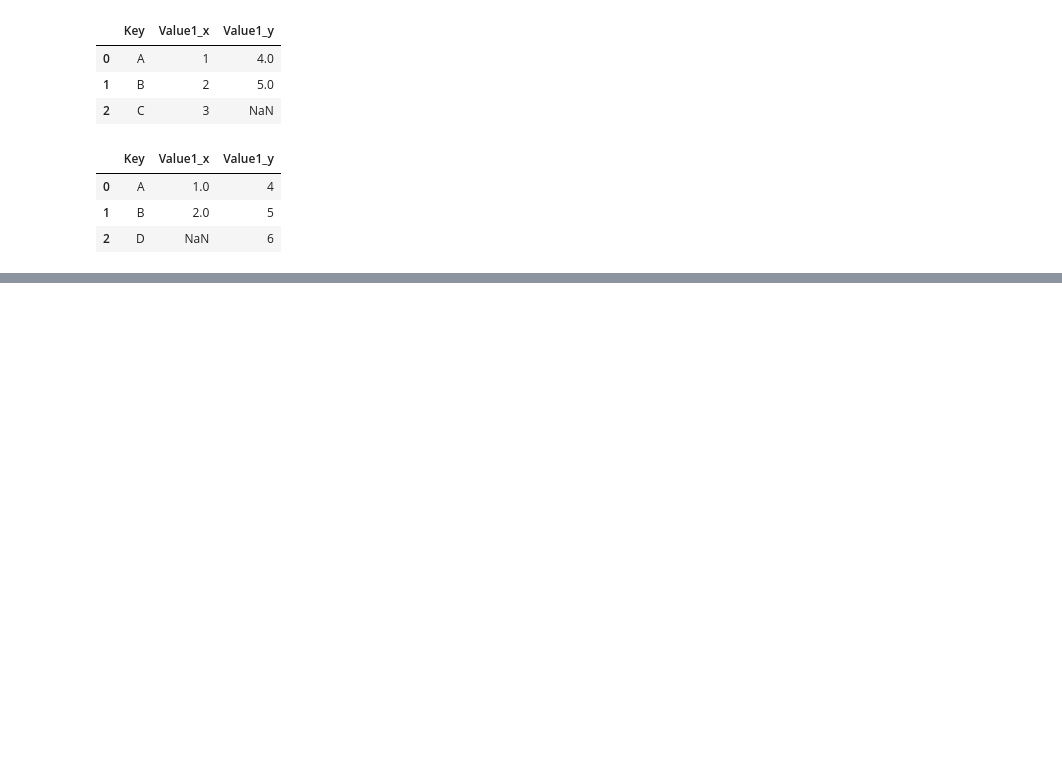
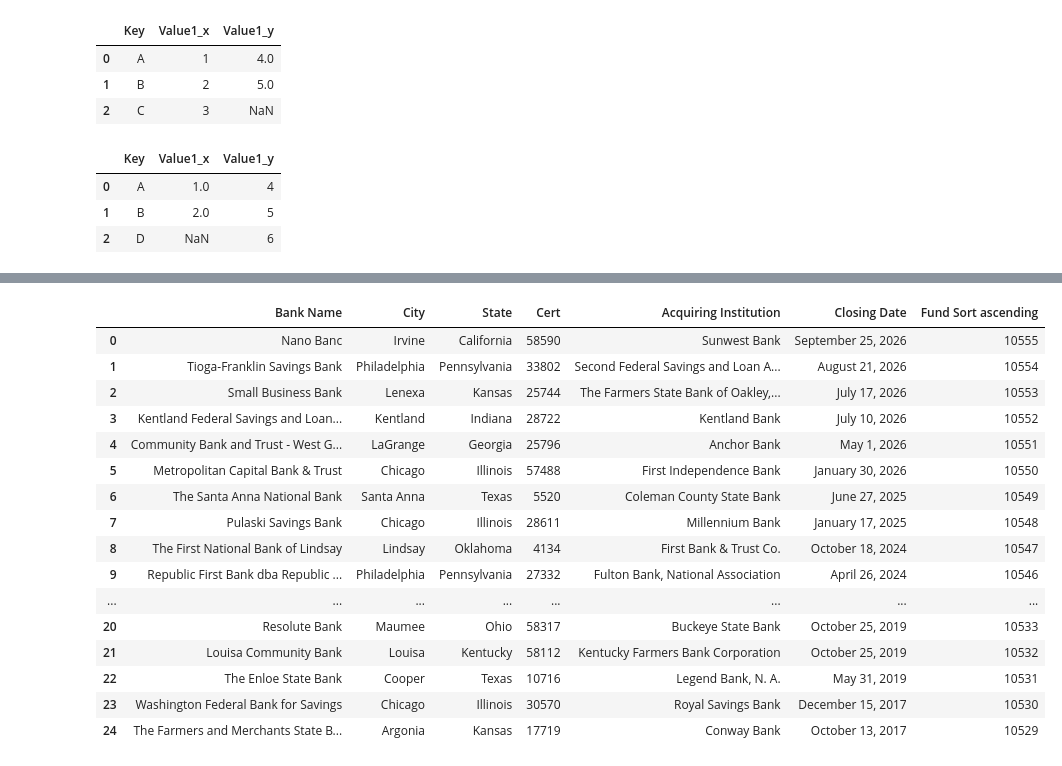
Before and after one commit to alirezaghorbani1983/python_mysql_practice_2026, a Jupyter notebook: python_pactice_1.ipynb, the cells around one changed output, grey strips where cells are left out. Cells and saved outputs as stored; diff of their text form; code cells hidden in the pictures; blank space fills up the shorter version.

Commit message:
Reading data from different soureces

```diff
--- a/python_pactice_1.ipynb
+++ b/python_pactice_1.ipynb
@@ -2737,0 +2811,25 @@ pd.merge(df1, df2,on = 'Key', how='right')
+# %%
+## read data from html file
+
+url = "https://www.fdic.gov/bank-failures/failed-bank-list"
+df = pd.read_html(url)
+# %%
+df[0]
+# %% [output]
+|  | Bank Name | City | State | Cert | Acquiring Institution | Closing Date | Fund Sort ascending |
+| 0 | Nano Banc | Irvine | California | 58590 | Sunwest Bank | September 25, 2026 | 10555 |
+| 1 | Tioga-Franklin Savings Bank | Philadelphia | Pennsylvania | 33802 | Second Federal Savings and Loan A... | August 21, 2026 | 10554 |
+| 2 | Small Business Bank | Lenexa | Kansas | 25744 | The Farmers State Bank of Oakley,... | July 17, 2026 | 10553 |
+| 3 | Kentland Federal Savings and Loan... | Kentland | Indiana | 28722 | Kentland Bank | July 10, 2026 | 10552 |
+| 4 | Community Bank and Trust - West G... | LaGrange | Georgia | 25796 | Anchor Bank | May 1, 2026 | 10551 |
+| 5 | Metropolitan Capital Bank & Trust | Chicago | Illinois | 57488 | First Independence Bank | January 30, 2026 | 10550 |
+| 6 | The Santa Anna National Bank | Santa Anna | Texas | 5520 | Coleman County State Bank | June 27, 2025 | 10549 |
+| 7 | Pulaski Savings Bank | Chicago | Illinois | 28611 | Millennium Bank | January 17, 2025 | 10548 |
+| 8 | The First National Bank of Lindsay | Lindsay | Oklahoma | 4134 | First Bank & Trust Co. | October 18, 2024 | 10547 |
+| 9 | Republic First Bank dba Republic ... | Philadelphia | Pennsylvania | 27332 | Fulton Bank, National Association | April 26, 2024 | 10546 |
+| ... | ... | ... | ... | ... | ... | ... | ... |
+| 20 | Resolute Bank | Maumee | Ohio | 58317 | Buckeye State Bank | October 25, 2019 | 10533 |
+| 21 | Louisa Community Bank | Louisa | Kentucky | 58112 | Kentucky Farmers Bank Corporation | October 25, 2019 | 10532 |
+| 22 | The Enloe State Bank | Cooper | Texas | 10716 | Legend Bank, N. A. | May 31, 2019 | 10531 |
+| 23 | Washington Federal Bank for Savings | Chicago | Illinois | 30570 | Royal Savings Bank | December 15, 2017 | 10530 |
+| 24 | The Farmers and Merchants State B... | Argonia | Kansas | 17719 | Conway Bank | October 13, 2017 | 10529 |
```
Also changed, not shown: parts of 18 cells of this notebook, 5 other files.
